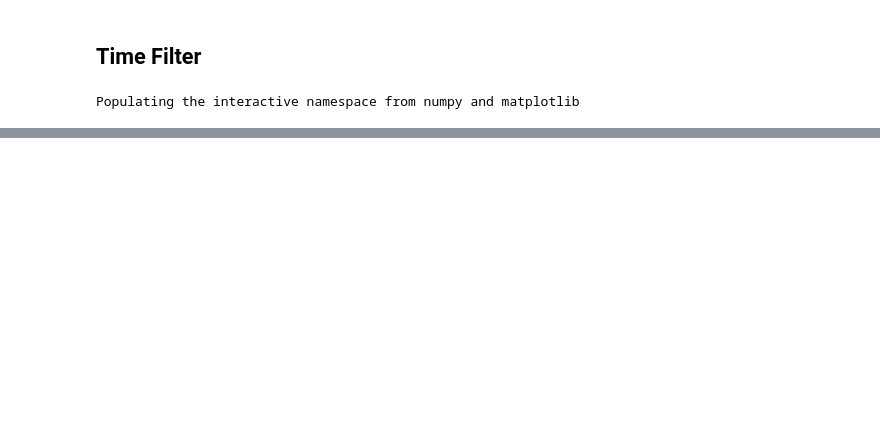
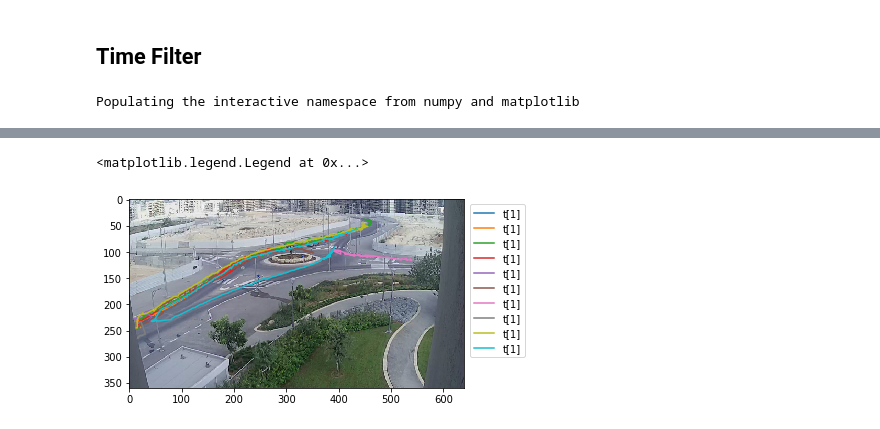
Before and after one commit to ShilatFM/Path-research, a Jupyter notebook: time_filter.ipynb, the cells around one changed output, grey strips where cells are left out. Drawn from its saved outputs; the diff is of its cells as text; code cells hidden in the pictures; blank space fills up the shorter version.

```diff
--- a/time_filter.ipynb
+++ b/time_filter.ipynb
@@ -40,3 +44,7 @@ len(objs)
+# %%
+objs_date = df[(df.time.dt.time > start_date.time()) & (df.time.dt.time <= end_date.time()) & (df.time.dt.date <= end_date.date())]
+objs_date = objs.groupby(["filename", "obj"]).size().sort_values(ascending=False)
+top_ten_date = objs_date.head(10)
 # %%
 df_by_obj = df.set_index(['filename', 'obj']).sort_index()
 top_ten = objs.head(20)
@@ -53,0 +62,9 @@ legend(loc=9, bbox_to_anchor=(1.1, 1))
+# %%
+imshow(im)
+for t in top_ten_date.index:
+    s_o = df_by_obj.loc[t]
+    plot(s_o.x, s_o.y, label = t[1])
+legend(loc=9, bbox_to_anchor=(1.1, 1))
+# %% [output]
+<matplotlib.legend.Legend at 0x...>
+[figure, added]
```
Also changed, not shown: parts of 6 cells of this notebook, 1 other file.
